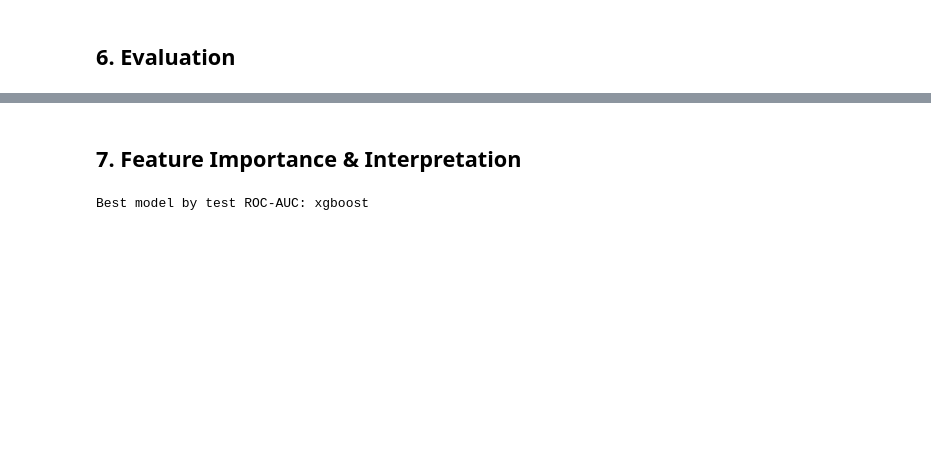
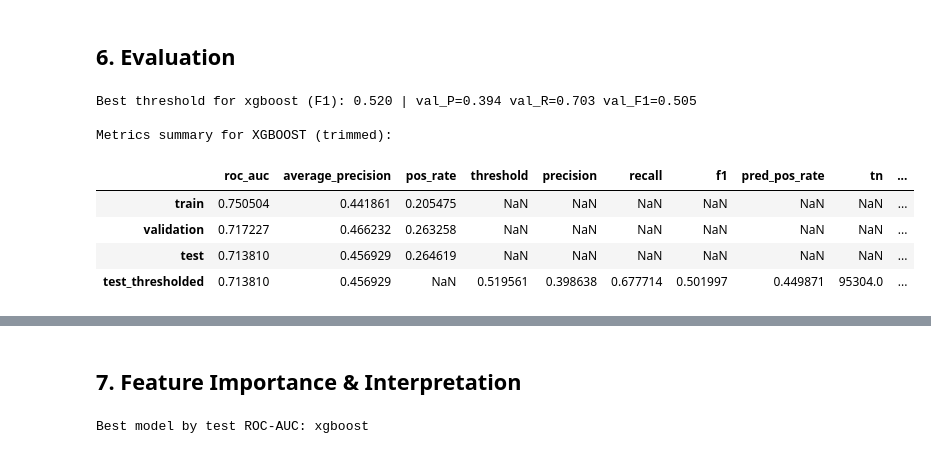
Before and after one commit to Yuanhw21/LoanDefaultPredictor, a Jupyter notebook: main.ipynb, the cells around one changed output, grey strips where cells are left out. Saved outputs shown, nothing was run; the diff lists cells and outputs as text; code cells hidden in the pictures; blank space fills up the shorter version.

```diff
--- a/main.ipynb
+++ b/main.ipynb
@@ -281,3 +263,82 @@ And if memory is not enough, you can set `force_col_wise=true`.
 Trained lightgbm pipeline on combined train + validation data.
 # %% [markdown]
 ## 6. Evaluation
+# %%
+model_artifacts = {}
+best_thresholds = {}
+
+for model_name, registry in model_registry.items():
+    pipeline_model = registry["pipeline"]
+
+    metrics_summary = {}
+    probabilities_store = {}
+    predictions_store = {}
+
+    for label, X_split, y_split in [
+        ("train", X_train, y_train),
+        ("validation", X_val, y_val),
+        ("test", X_test, y_test),
+    ]:
+        proba = pipeline_model.predict_proba(X_split)[:, 1]
+        probabilities_store[label] = proba
+
+        metrics_summary[label] = {
+            "roc_auc": roc_auc_score(y_split, proba),
+            "average_precision": average_precision_score(y_split, proba),
+            "pos_rate": float(np.mean(y_split)),
+        }
+
+    val_proba = probabilities_store["validation"]
+    best_th, best_f1, best_p, best_r = pick_threshold_by_fbeta(
+        y_val, val_proba, beta=1.0
+    )
+
+    best_thresholds[model_name] = {
+        "threshold": best_th,
+        "precision": best_p,
+        "recall": best_r,
+        "f1": best_f1,
+        "beta": 1.0,
+    }
+
+    print(
+        f"\nBest threshold for {model_name} (F1): {best_th:.3f} "
+        f"| val_P={best_p:.3f} val_R={best_r:.3f} val_F1={best_f1:.3f}"
+    )
+
+    test_proba = probabilities_store["test"]
+    test_preds_thresh = apply_threshold(test_proba, best_th)
+    predictions_store["test_thresholded"] = test_preds_thresh
+
+    tn, fp, fn, tp = confusion_matrix(y_test, test_preds_thresh).ravel()
+    metrics_summary["test_thresholded"] = {
+        "threshold": best_th,
+        "precision": precision_score(y_test, test_preds_thresh),
+        "recall": recall_score(y_test, test_preds_thresh),
+        "f1": f1_score(y_test, test_preds_thresh),
+        "pred_pos_rate": float(np.mean(test_preds_thresh)),
+        "tn": int(tn), "fp": int(fp), "fn": int(fn), "tp": int(tp),
+        #
+
+        "roc_auc": roc_auc_score(y_test, test_proba),
+        "average_precision": average_precision_score(y_test, test_proba),
+    }
+
+    print(f"\nMetrics summary for {model_name.upper()} (trimmed):")
+    display(pd.DataFrame.from_dict(metrics_summary, orient="index"))
+
+    model_artifacts[model_name] = {
+        "metrics": metrics_summary,
+        "probabilities": probabilities_store,
+        "predictions": predictions_store,
+        "best_threshold": best_thresholds[model_name],
+    }
+# %% [output]
+Best threshold for xgboost (F1): 0.520 | val_P=0.394 val_R=0.703 val_F1=0.505
+
+Metrics summary for XGBOOST (trimmed):
+|  | roc_auc | average_precision | pos_rate | threshold | precision | recall | f1 | pred_pos_rate | tn | ... |
+| train | 0.750504 | 0.441861 | 0.205475 | NaN | NaN | NaN | NaN | NaN | NaN | ... |
+| validation | 0.717227 | 0.466232 | 0.263258 | NaN | NaN | NaN | NaN | NaN | NaN | ... |
+| test | 0.713810 | 0.456929 | 0.264619 | NaN | NaN | NaN | NaN | NaN | NaN | ... |
+| test_thresholded | 0.713810 | 0.456929 | NaN | 0.519561 | 0.398638 | 0.677714 | 0.501997 | 0.449871 | 95304.0 | ... |
```
Also changed, not shown: parts of 26 cells of this notebook, 3 other files.
